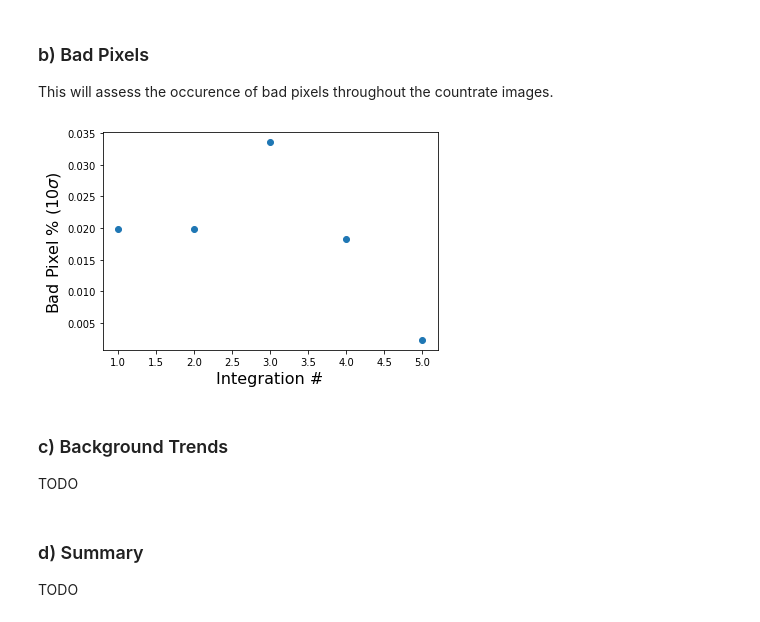
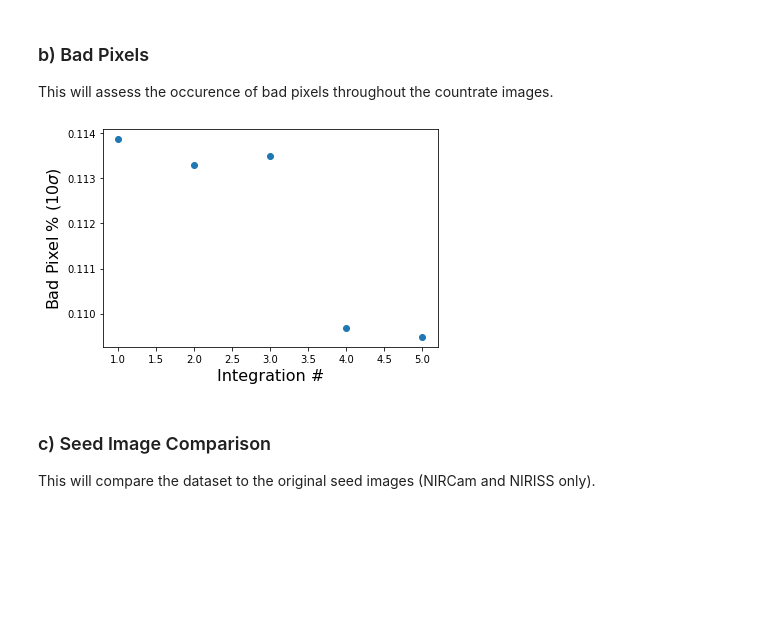
Before and after one commit to AarynnCarter/ersdc_countrate_checkpoint, a Jupyter notebook: stage1_evaluation.ipynb, the cells around one changed output. Cells and saved outputs as stored; diff of their text form; code cells hidden in the pictures; blank space fills up the shorter version.

````diff
--- a/stage1_evaluation.ipynb
+++ b/stage1_evaluation.ipynb
@@ -25,7 +32,7 @@ By default, it is assumed that data is being provided as it would be from the JW
 As a final note on using a directory filepath, please ensure that files are named such that a ```sorted(list_of_file_names)``` call would place them in chronological order.
 # %%
 ##### PLEASE COPY YOUR FILEPATH BELOW
-filepath = '/Users/acarter/Documents/TRANSITS/EUREKA/DATA/NIRCam/STAGE1/'
+filepath = '/Users/acarter/Documents/TRANSITS/EUREKA/DATA/NIRISS/'
 
 ##### ADJUST PARAMETERS AS NECESSARY, SEE ABOVE FOR GUIDANCE
-data = utils.load_data(filepath, sci_ext='SCI', err_ext='ERR', suffix='calints.fits', x_ax=2, y_ax=1, t_ax=0)
+data = utils.Data(filepath, sci_ext='SCI', err_ext='ERR', suffix='rampfitstep.fits', x_ax=2, y_ax=1, t_ax=0)
@@ -44,12 +62,10 @@ TODO
 
 This will assess the occurence of bad pixels throughout the countrate images.
 # %%
-data.bad_pixels(nints=5)
+data.bad_pixels()
 # %% [output]
-[figure, old version]
+[figure, new version]
 # %% [markdown]
-### c) Background Trends
-TODO
+### c) Seed Image Comparison
+
+This will compare the dataset to the original seed images (NIRCam and NIRISS only).
-# %% [markdown]
-### d) Summary
-TODO
````
Also changed, not shown: parts of 7 cells of this notebook, 1 other file.
